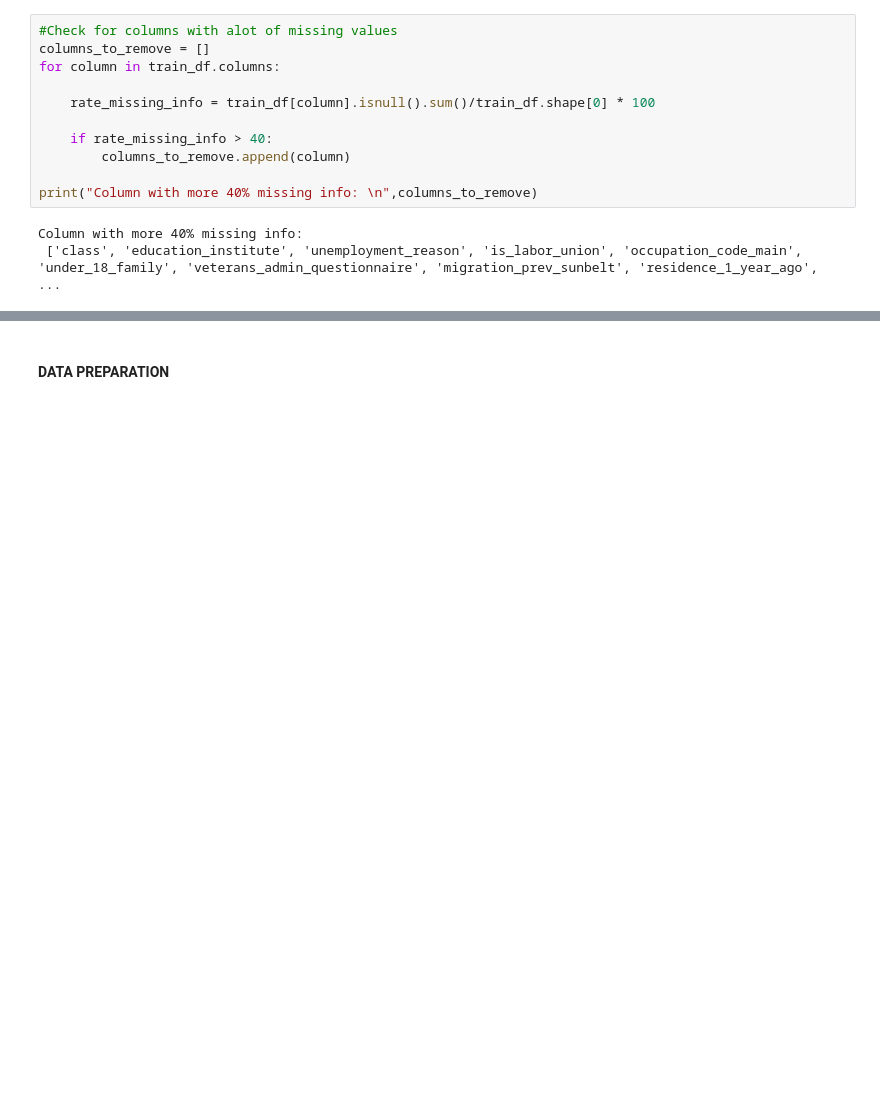
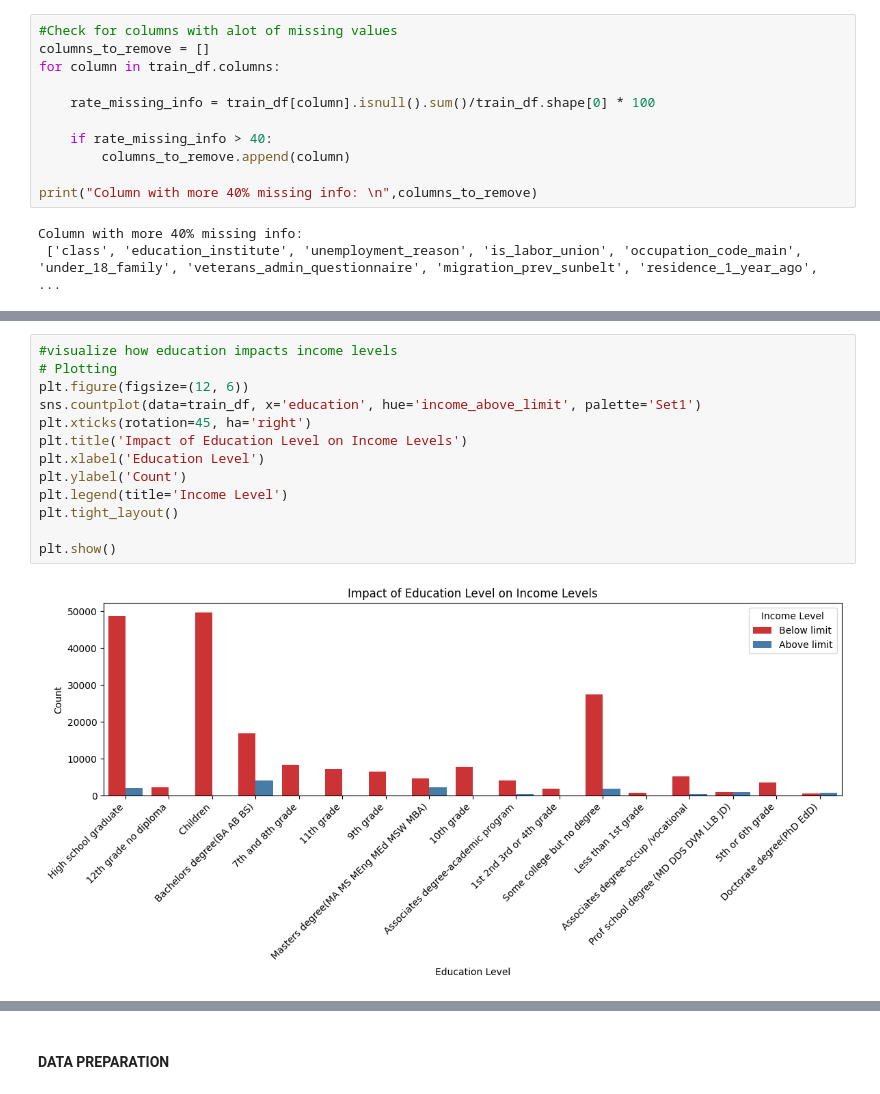
Before and after one commit to AndyMortey/PREDICTING-ANNUAL-INCOME-USING-MACHINE-LEARNING, a Jupyter notebook: notebook.ipynb, the cells around one changed output, grey strips where cells are left out. Cells and saved outputs as stored; diff of their text form; blank space fills up the shorter version.

```diff
--- a/notebook.ipynb
+++ b/notebook.ipynb
@@ -155,0 +176,15 @@ Column with more 40% missing info:
+# %%
+#visualize how education impacts income levels
+# Plotting
+plt.figure(figsize=(12, 6))
+sns.countplot(data=train_df, x='education', hue='income_above_limit', palette='Set1')
+plt.xticks(rotation=45, ha='right')
+plt.title('Impact of Education Level on Income Levels')
+plt.xlabel('Education Level')
+plt.ylabel('Count')
+plt.legend(title='Income Level')
+plt.tight_layout()
+
+plt.show()
+# %% [output]
+[figure, added]
```
Also changed, not shown: parts of 10 cells of this notebook.
